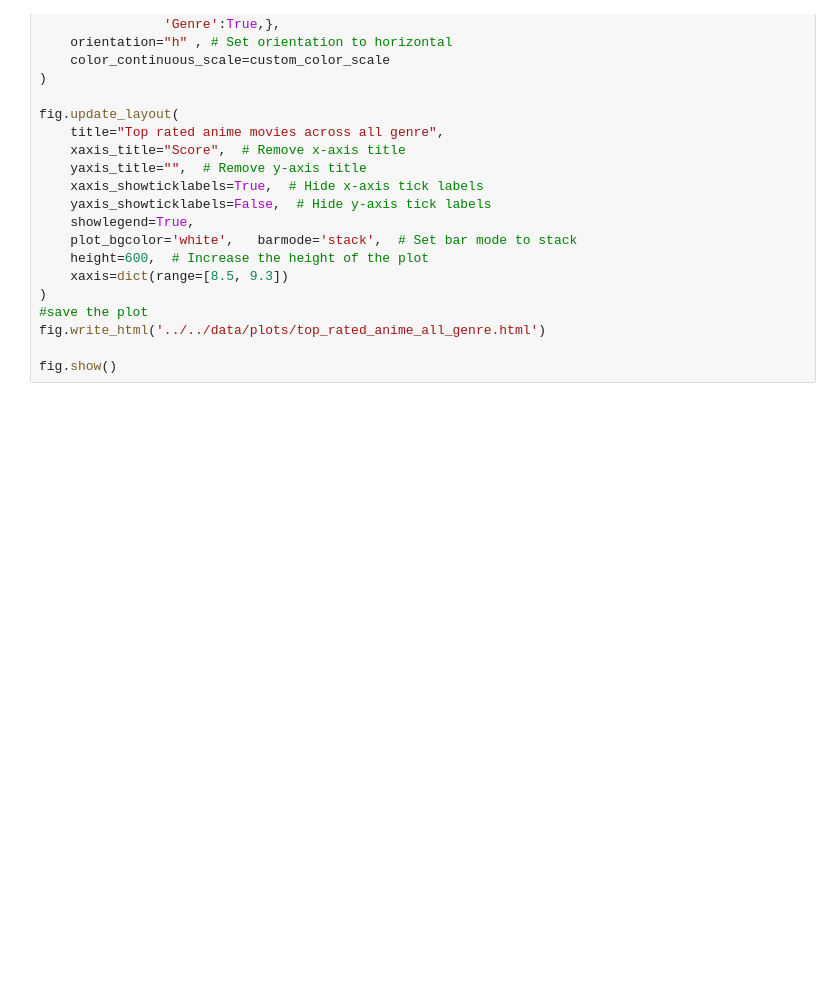
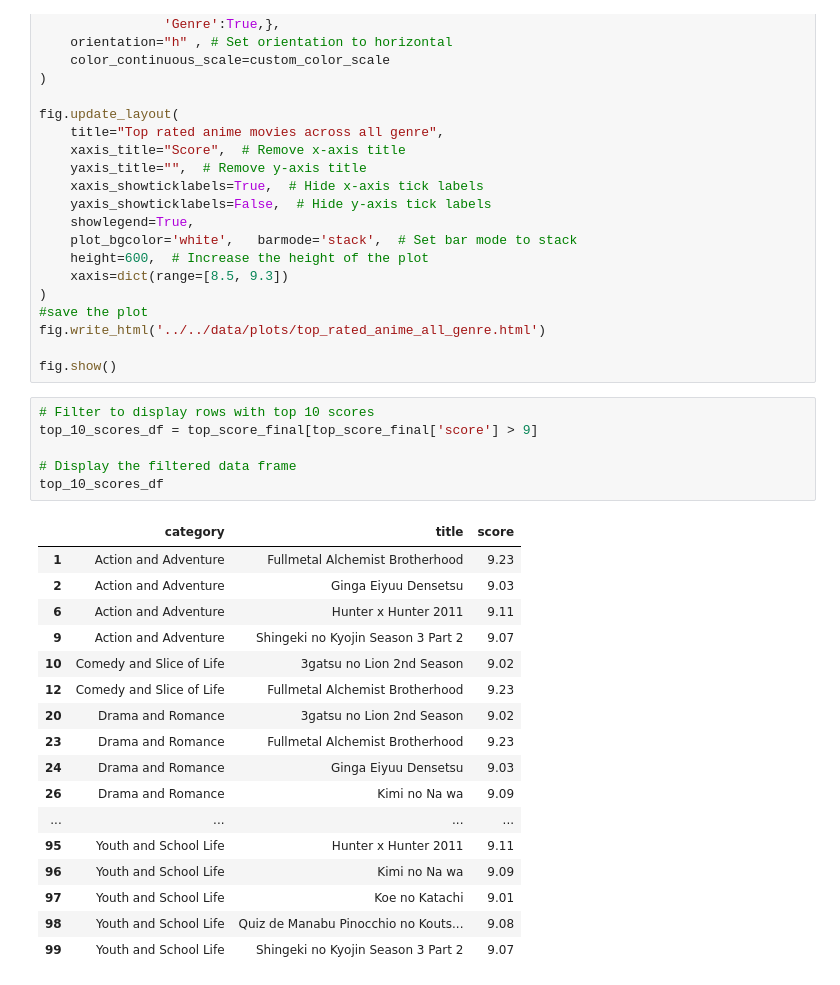
Before and after one commit to Sangeetha-238/BigData_Reddit_Analysis, a Jupyter notebook: code/nlp/anime_visualization.ipynb, the cells around one changed output. Drawn from its saved outputs; the diff is of its cells as text; blank space fills up the shorter version.

```diff
--- a/code/nlp/anime_visualization.ipynb
+++ b/code/nlp/anime_visualization.ipynb
@@ -458,3 +458,27 @@ fig.update_layout(
 fig.write_html('../../data/plots/top_rated_anime_all_genre.html')
 
 fig.show()
+# %%
+# Filter to display rows with top 10 scores
+top_10_scores_df = top_score_final[top_score_final['score'] > 9]
+
+# Display the filtered data frame
+top_10_scores_df
+# %% [output]
+|  | category | title | score |
+| 1 | Action and Adventure | Fullmetal Alchemist Brotherhood | 9.23 |
+| 2 | Action and Adventure | Ginga Eiyuu Densetsu | 9.03 |
+| 6 | Action and Adventure | Hunter x Hunter 2011 | 9.11 |
+| 9 | Action and Adventure | Shingeki no Kyojin Season 3 Part 2 | 9.07 |
+| 10 | Comedy and Slice of Life | 3gatsu no Lion 2nd Season | 9.02 |
+| 12 | Comedy and Slice of Life | Fullmetal Alchemist Brotherhood | 9.23 |
+| 20 | Drama and Romance | 3gatsu no Lion 2nd Season | 9.02 |
+| 23 | Drama and Romance | Fullmetal Alchemist Brotherhood | 9.23 |
+| 24 | Drama and Romance | Ginga Eiyuu Densetsu | 9.03 |
+| 26 | Drama and Romance | Kimi no Na wa | 9.09 |
+| ... | ... | ... | ... |
+| 95 | Youth and School Life | Hunter x Hunter 2011 | 9.11 |
+| 96 | Youth and School Life | Kimi no Na wa | 9.09 |
+| 97 | Youth and School Life | Koe no Katachi | 9.01 |
+| 98 | Youth and School Life | Quiz de Manabu Pinocchio no Kouts... | 9.08 |
+| 99 | Youth and School Life | Shingeki no Kyojin Season 3 Part 2 | 9.07 |
```
Also changed, not shown: parts of 2 cells of this notebook, 27 other files.
